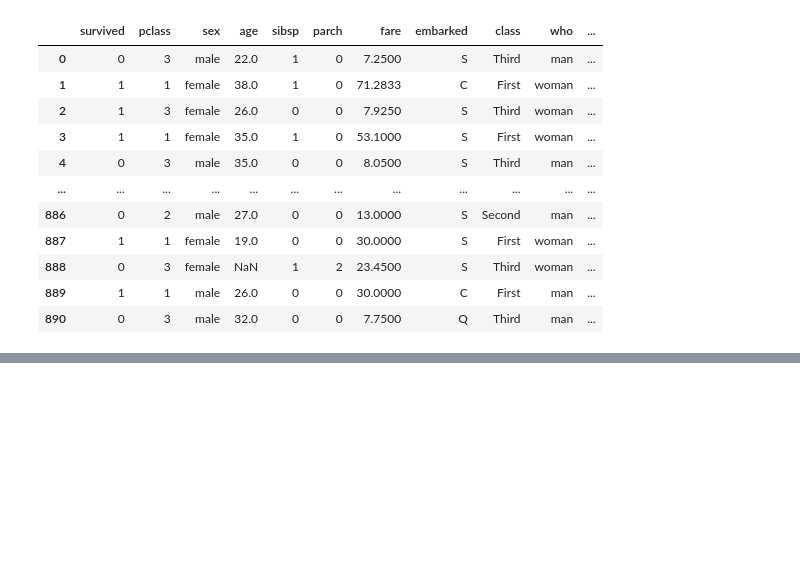
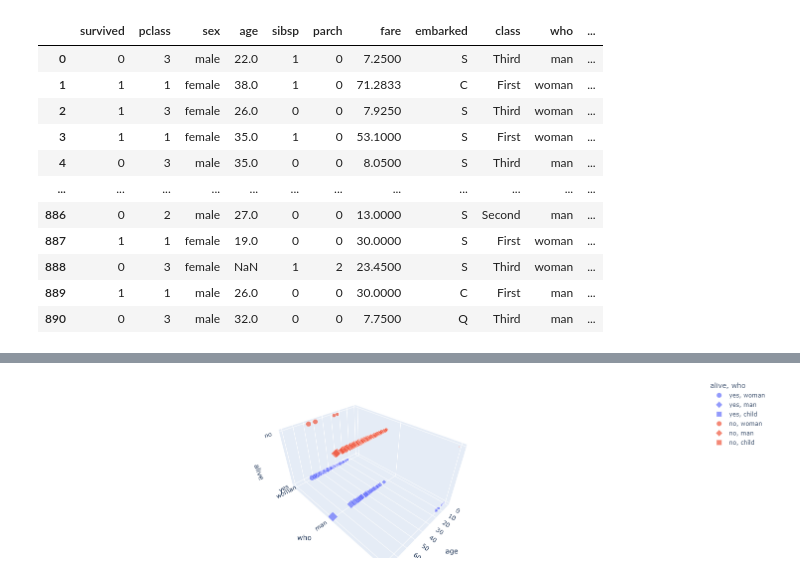
Before and after one commit to RHartley09/PlotlyDash, a Jupyter notebook: FirstDash.ipynb, the cells around one changed output, grey strips where cells are left out. Drawn from its saved outputs; the diff is of its cells as text; code cells hidden in the pictures; blank space fills up the shorter version.

```diff
--- a/FirstDash.ipynb
+++ b/FirstDash.ipynb
@@ -62,0 +90,7 @@ See Full Dataframe in Mito
+# %%
+# Second figures shows the same as the first one, except now a third dimension is added showing survivors
+fig2 = px.scatter_3d(df, x="age", y="who", z="alive", color="alive", size="age", symbol="who")
+fig2.update_layout(margin=dict(l=0, r=0, b=0, t=0))
+fig2.show()
+# %% [output]
+[figure, added]
```
Also changed, not shown: parts of 10 cells of this notebook, 1 other file.
